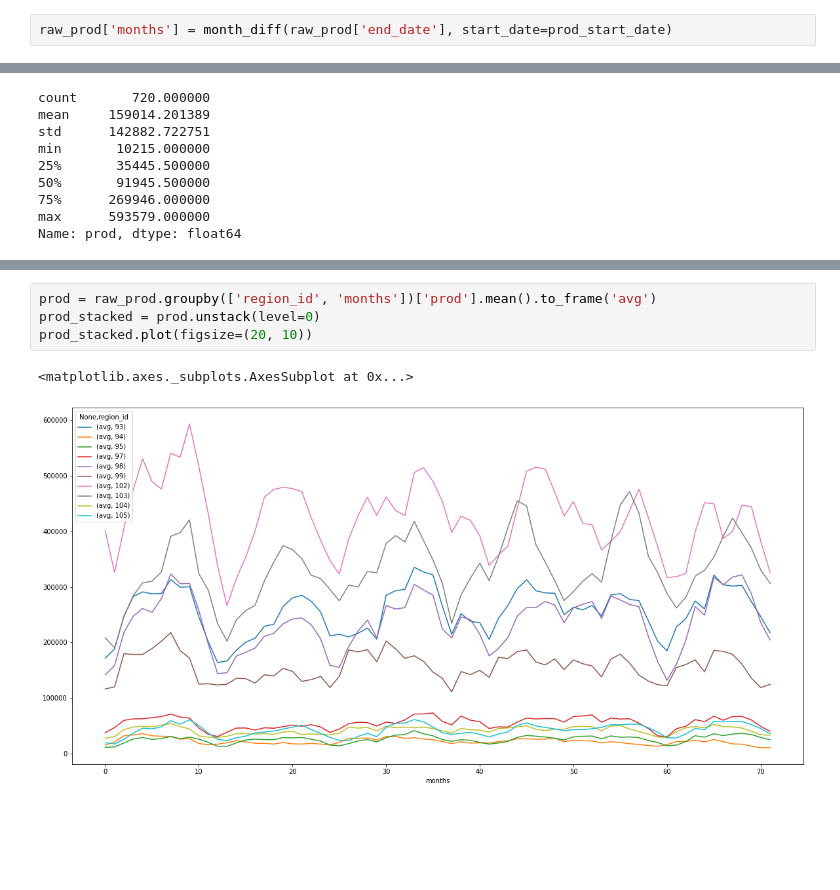
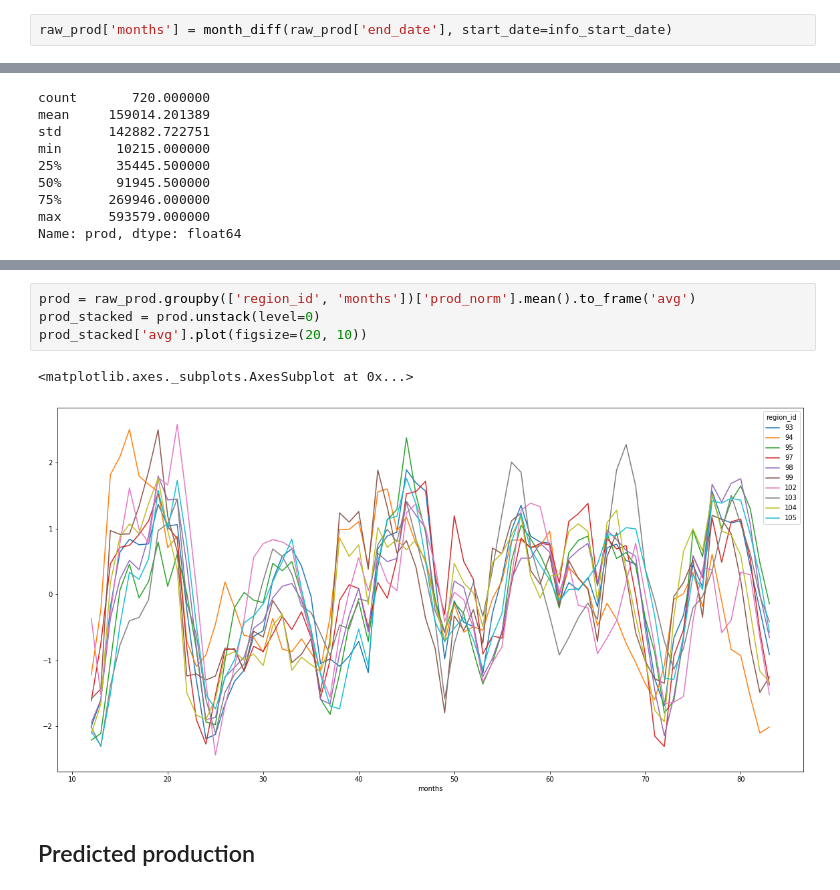
Before and after one commit to hsebasa/SeriesHW, a Jupyter notebook: GroHW.ipynb, the cells around one changed output, grey strips where cells are left out. Drawn from its saved outputs; the diff is of its cells as text; blank space fills up the shorter version.

```diff
--- a/GroHW.ipynb
+++ b/GroHW.ipynb
@@ -410,7 +421,7 @@ dtype: bool
 # %%
 check_regions(raw_prod)
 # %%
-raw_prod['months'] = month_diff(raw_prod['end_date'], start_date=prod_start_date)
+raw_prod['months'] = month_diff(raw_prod['end_date'], start_date=info_start_date)
 # %%
 check_number_months(raw_prod, start_date=prod_start_date, end_date=prod_end_date)
 # %%
@@ -428,7 +464,9 @@ Name: prod, dtype: float64
 # %%
-prod = raw_prod.groupby(['region_id', 'months'])['prod'].mean().to_frame('avg')
+prod = raw_prod.groupby(['region_id', 'months'])['prod_norm'].mean().to_frame('avg')
 prod_stacked = prod.unstack(level=0)
-prod_stacked.plot(figsize=(20, 10))
+prod_stacked['avg'].plot(figsize=(20, 10))
 # %% [output]
 <matplotlib.axes._subplots.AxesSubplot at 0x...>
-[figure, old version]
+[figure, new version]
+# %% [markdown]
+## Predicted production
```
Also changed, not shown: parts of 32 cells of this notebook.
